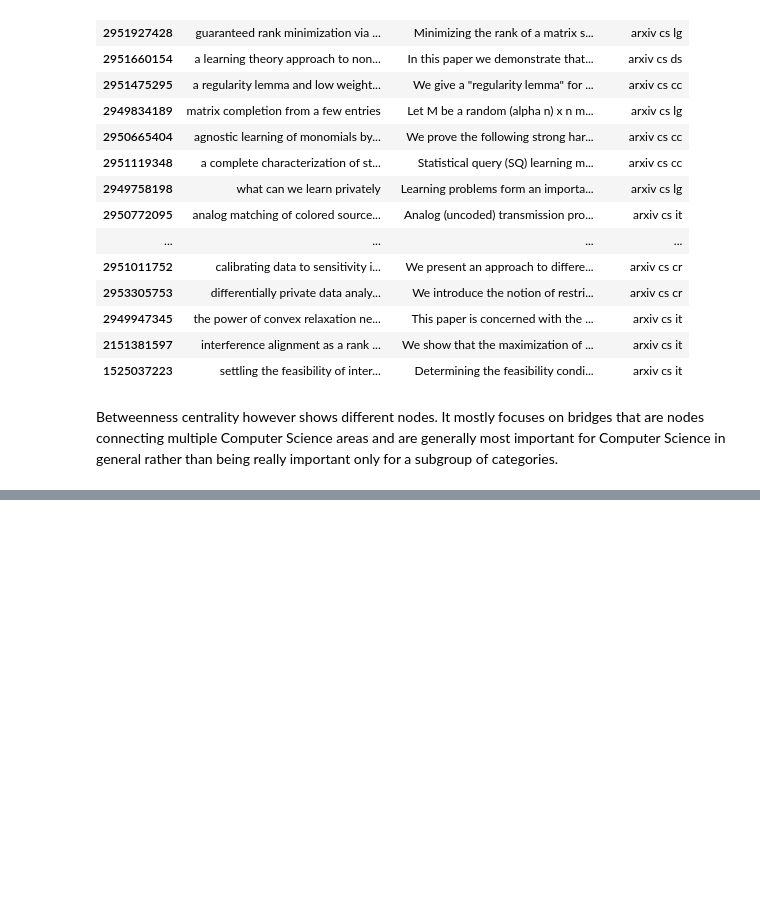
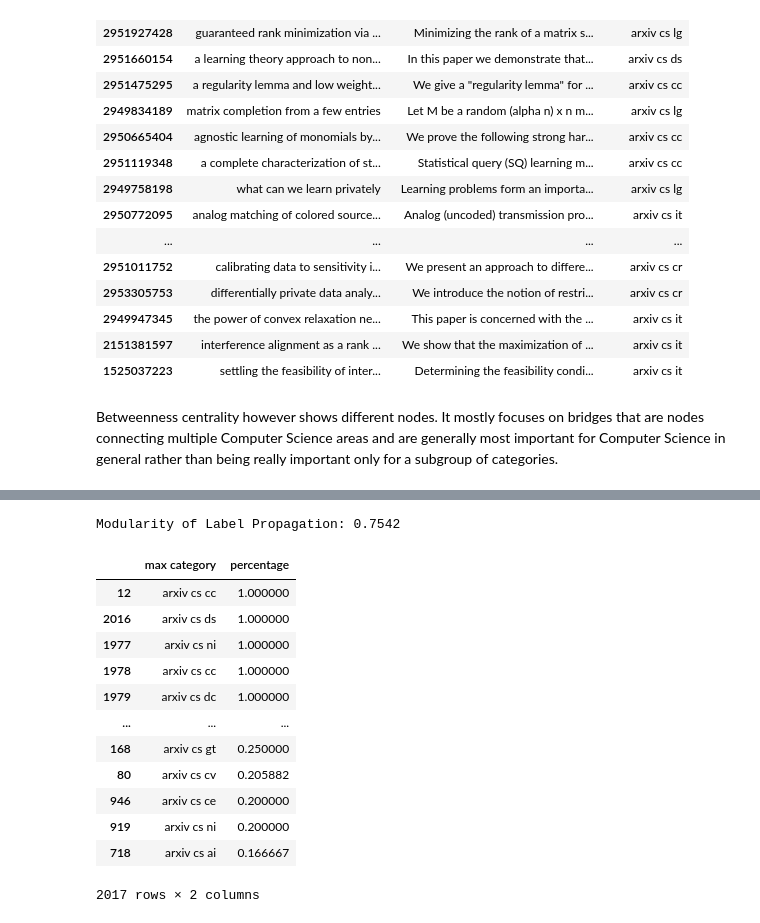
Before and after one commit to husz78/Citations-Network, a Jupyter notebook: graph_analysis.ipynb, the cells around one changed output, grey strips where cells are left out. Cells and saved outputs as stored; diff of their text form; code cells hidden in the pictures; blank space fills up the shorter version.

```diff
--- a/graph_analysis.ipynb
+++ b/graph_analysis.ipynb
@@ -370,0 +416,23 @@ Betweenness centrality however shows different nodes. It mostly focuses on bridg
+# %%
+label_prop_communities = list(nx.community.fast_label_propagation_communities(G_lcc))
+label_prop_modularity, label_prop_results = network_utils.evaluate_communities(
+    G_lcc, label_prop_communities, labels_merged[["node idx", "arxiv category"]]
+)
+
+print(f"Modularity of Label Propagation: {label_prop_modularity:.4f}")
+label_prop_results
+# %% [output]
+Modularity of Label Propagation: 0.7542
+|  | max category | percentage |
+| 12 | arxiv cs cc | 1.000000 |
+| 2016 | arxiv cs ds | 1.000000 |
+| 1977 | arxiv cs ni | 1.000000 |
+| 1978 | arxiv cs cc | 1.000000 |
+| 1979 | arxiv cs dc | 1.000000 |
+| ... | ... | ... |
+| 168 | arxiv cs gt | 0.250000 |
+| 80 | arxiv cs cv | 0.205882 |
+| 946 | arxiv cs ce | 0.200000 |
+| 919 | arxiv cs ni | 0.200000 |
+| 718 | arxiv cs ai | 0.166667 |
+2017 rows × 2 columns
```
Also changed, not shown: parts of 8 cells of this notebook, 1 other file.
